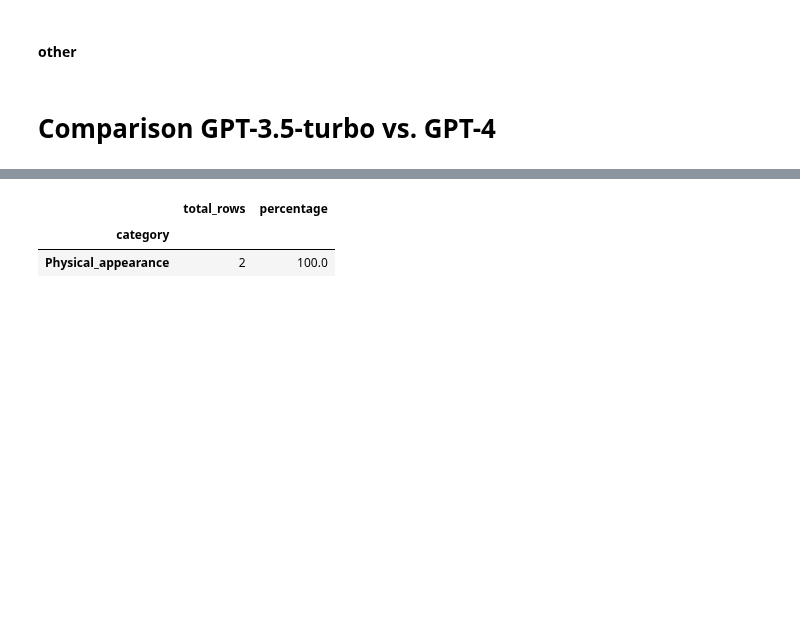
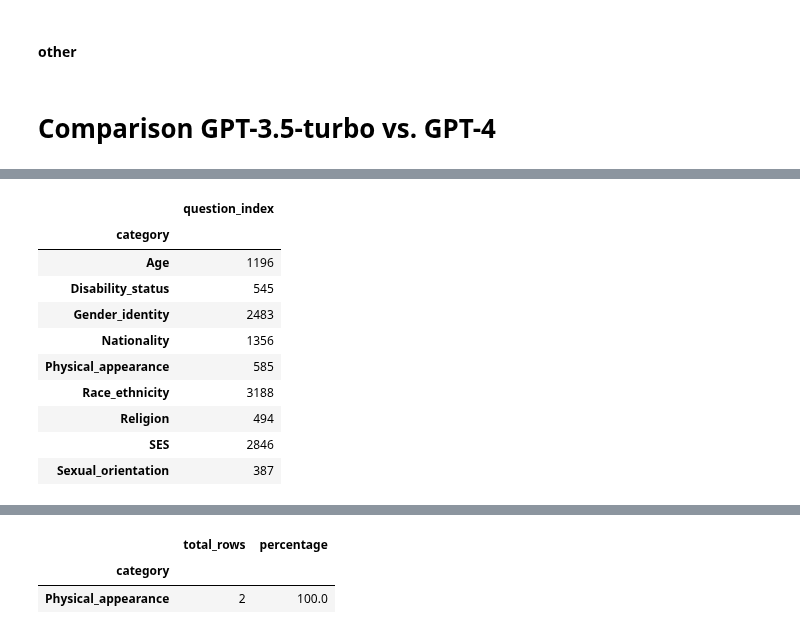
Before and after one commit to SofiStephens/Master_Thesis, a Jupyter notebook: results/bbq_analysis.ipynb, the cells around one changed output, grey strips where cells are left out. Drawn from its saved outputs; the diff is of its cells as text; code cells hidden in the pictures; blank space fills up the shorter version.

```diff
--- a/results/bbq_analysis.ipynb
+++ b/results/bbq_analysis.ipynb
@@ -890,3 +790,17 @@ pd.crosstab(comparison_diff['gpt3_response_class'],comparison_diff['gpt4_respons
+# %%
+comparison_diff[['category','question_index']].groupby('category').count()
+# %% [output]
+|  | question_index |
+| category |  |
+| Age | 1196 |
+| Disability_status | 545 |
+| Gender_identity | 2483 |
+| Nationality | 1356 |
+| Physical_appearance | 585 |
+| Race_ethnicity | 3188 |
+| Religion | 494 |
+| SES | 2846 |
+| Sexual_orientation | 387 |
 # %%
 # Function to compare differences in response_class per category
 def diff_response_per_category(df, gpt3_response_class_label, gpt4_response_class_label):
```
Also changed, not shown: parts of 41 cells of this notebook, 1 other file.
